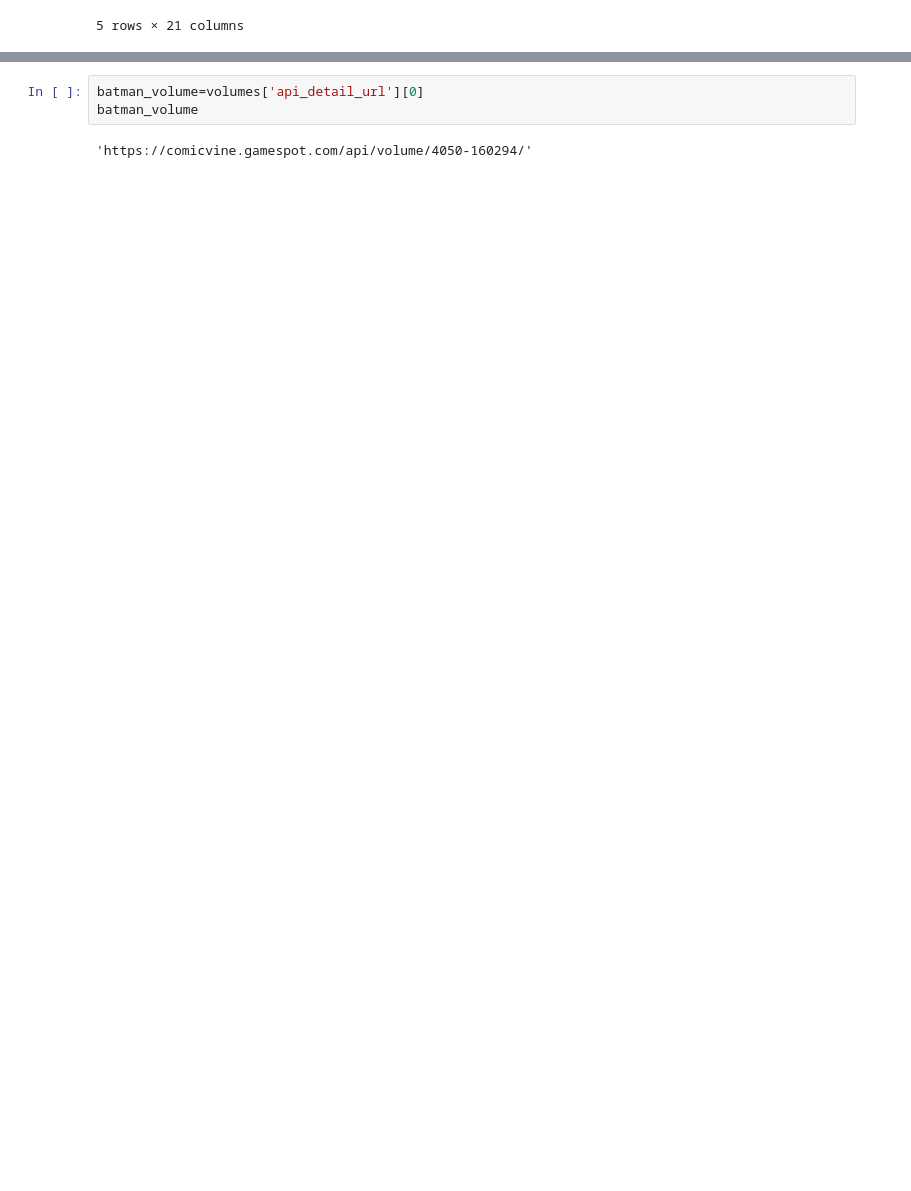
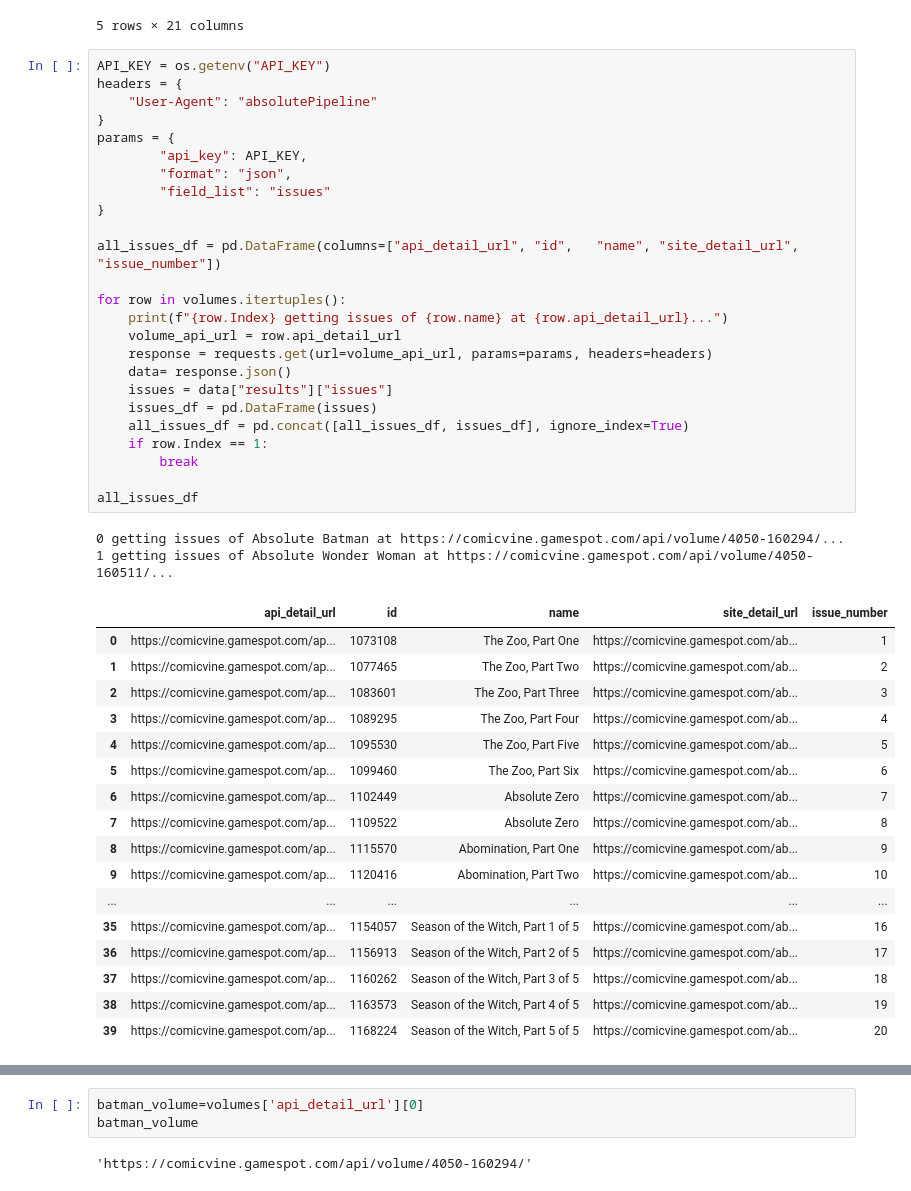
Before and after one commit to JaimeSolisS/dc-absolute-data-pipeline, a Jupyter notebook: volume.ipynb, the cells around one changed output, grey strips where cells are left out. Saved outputs shown, nothing was run; the diff lists cells and outputs as text; blank space fills up the shorter version.

```diff
--- a/volume.ipynb
+++ b/volume.ipynb
@@ -19,3 +20,48 @@ volumes.head()
 | 3 | https://comicvine.gamespot.com/ap... | 1 | 2024-11-11 10:24:38 | 2024-11-11 10:24:53 | NaN | 161010 | Absolute Batman Noir Edition | ... |
 | 4 | https://comicvine.gamespot.com/ap... | 1 | 2024-11-25 09:54:10 | 2024-11-25 09:54:30 | NaN | 161308 | Absolute Wonder Woman Noir Edition | ... |
 5 rows × 21 columns
+# %%
+API_KEY = os.getenv("API_KEY")
+headers = {
+    "User-Agent": "absolutePipeline"
+}
+params = {
+        "api_key": API_KEY,
+        "format": "json",
+        "field_list": "issues"
+}
+
+all_issues_df = pd.DataFrame(columns=["api_detail_url",	"id",	"name",	"site_detail_url",	"issue_number"])
+
+for row in volumes.itertuples():
+    print(f"{row.Index} getting issues of {row.name} at {row.api_detail_url}...")
+    volume_api_url = row.api_detail_url
+    response = requests.get(url=volume_api_url, params=params, headers=headers)
+    data= response.json()
+    issues = data["results"]["issues"]
+    issues_df = pd.DataFrame(issues)
+    all_issues_df = pd.concat([all_issues_df, issues_df], ignore_index=True)
+    if row.Index == 1:
+        break
+
+all_issues_df
+# %% [output]
+0 getting issues of Absolute Batman at https://comicvine.gamespot.com/api/volume/4050-160294/...
+1 getting issues of Absolute Wonder Woman at https://comicvine.gamespot.com/api/volume/4050-160511/...
+|  | api_detail_url | id | name | site_detail_url | issue_number |
+| 0 | https://comicvine.gamespot.com/ap... | 1073108 | The Zoo, Part One | https://comicvine.gamespot.com/ab... | 1 |
+| 1 | https://comicvine.gamespot.com/ap... | 1077465 | The Zoo, Part Two | https://comicvine.gamespot.com/ab... | 2 |
+| 2 | https://comicvine.gamespot.com/ap... | 1083601 | The Zoo, Part Three | https://comicvine.gamespot.com/ab... | 3 |
+| 3 | https://comicvine.gamespot.com/ap... | 1089295 | The Zoo, Part Four | https://comicvine.gamespot.com/ab... | 4 |
+| 4 | https://comicvine.gamespot.com/ap... | 1095530 | The Zoo, Part Five | https://comicvine.gamespot.com/ab... | 5 |
+| 5 | https://comicvine.gamespot.com/ap... | 1099460 | The Zoo, Part Six | https://comicvine.gamespot.com/ab... | 6 |
+| 6 | https://comicvine.gamespot.com/ap... | 1102449 | Absolute Zero | https://comicvine.gamespot.com/ab... | 7 |
+| 7 | https://comicvine.gamespot.com/ap... | 1109522 | Absolute Zero | https://comicvine.gamespot.com/ab... | 8 |
+| 8 | https://comicvine.gamespot.com/ap... | 1115570 | Abomination, Part One | https://comicvine.gamespot.com/ab... | 9 |
+| 9 | https://comicvine.gamespot.com/ap... | 1120416 | Abomination, Part Two | https://comicvine.gamespot.com/ab... | 10 |
+| ... | ... | ... | ... | ... | ... |
+| 35 | https://comicvine.gamespot.com/ap... | 1154057 | Season of the Witch, Part 1 of 5 | https://comicvine.gamespot.com/ab... | 16 |
+| 36 | https://comicvine.gamespot.com/ap... | 1156913 | Season of the Witch, Part 2 of 5 | https://comicvine.gamespot.com/ab... | 17 |
+| 37 | https://comicvine.gamespot.com/ap... | 1160262 | Season of the Witch, Part 3 of 5 | https://comicvine.gamespot.com/ab... | 18 |
+| 38 | https://comicvine.gamespot.com/ap... | 1163573 | Season of the Witch, Part 4 of 5 | https://comicvine.gamespot.com/ab... | 19 |
+| 39 | https://comicvine.gamespot.com/ap... | 1168224 | Season of the Witch, Part 5 of 5 | https://comicvine.gamespot.com/ab... | 20 |
```
Also changed, not shown: parts of 10 cells of this notebook, 1 other file.
